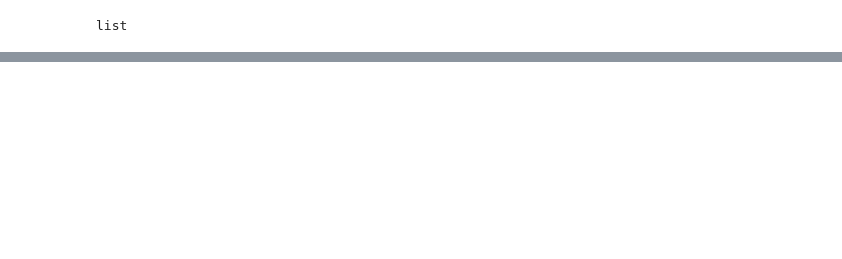
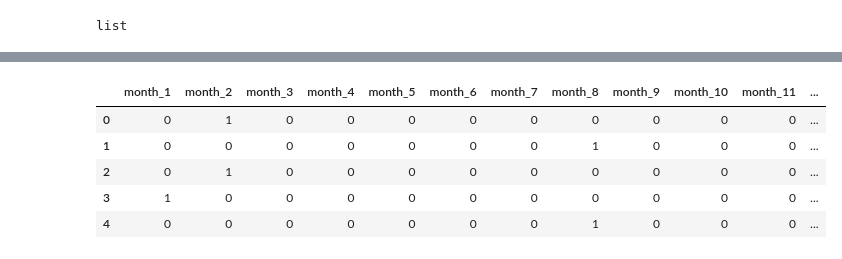
Before and after one commit to VeerendarGoud/ML-Projects, a Jupyter notebook: Categorical Feature Encoding Challenge.ipynb, the cells around one changed output, grey strips where cells are left out. Drawn from its saved outputs; the diff is of its cells as text; code cells hidden in the pictures; blank space fills up the shorter version.

```diff
--- a/Categorical Feature Encoding Challenge.ipynb
+++ b/Categorical Feature Encoding Challenge.ipynb
@@ -166,0 +80,5 @@ MemoryError:
+# %%
+bin_feat = df[['bin_0','bin_1','bin_2','bin_3','bin_4']]
+nom_feat = df[['nom_0','nom_1','nom_2','nom_3','nom_4','nom_5','nom_6','nom_7','nom_8','nom_9']]
+ord_feat = df[['ord_0','ord_1','ord_2','ord_3','ord_4','ord_5']]
+cyc_feat = df[['day','month']]
@@ -166,0 +326,3 @@ MemoryError:
+# %%
+cyc_feat_day_dum = pd.get_dummies(cyc_feat['day'],prefix='day')
+cyc_feat_mon_dum = pd.get_dummies(cyc_feat['month'],prefix='month')
@@ -166,0 +338,9 @@ MemoryError:
+# %%
+cyc_feat_mon_dum.head()
+# %% [output]
+|  | month_1 | month_2 | month_3 | month_4 | month_5 | month_6 | month_7 | month_8 | month_9 | month_10 | month_11 | ... |
+| 0 | 0 | 1 | 0 | 0 | 0 | 0 | 0 | 0 | 0 | 0 | 0 | ... |
+| 1 | 0 | 0 | 0 | 0 | 0 | 0 | 0 | 1 | 0 | 0 | 0 | ... |
+| 2 | 0 | 1 | 0 | 0 | 0 | 0 | 0 | 0 | 0 | 0 | 0 | ... |
+| 3 | 1 | 0 | 0 | 0 | 0 | 0 | 0 | 0 | 0 | 0 | 0 | ... |
+| 4 | 0 | 0 | 0 | 0 | 0 | 0 | 0 | 1 | 0 | 0 | 0 | ... |
```
Also changed, not shown: parts of 86 cells of this notebook.
